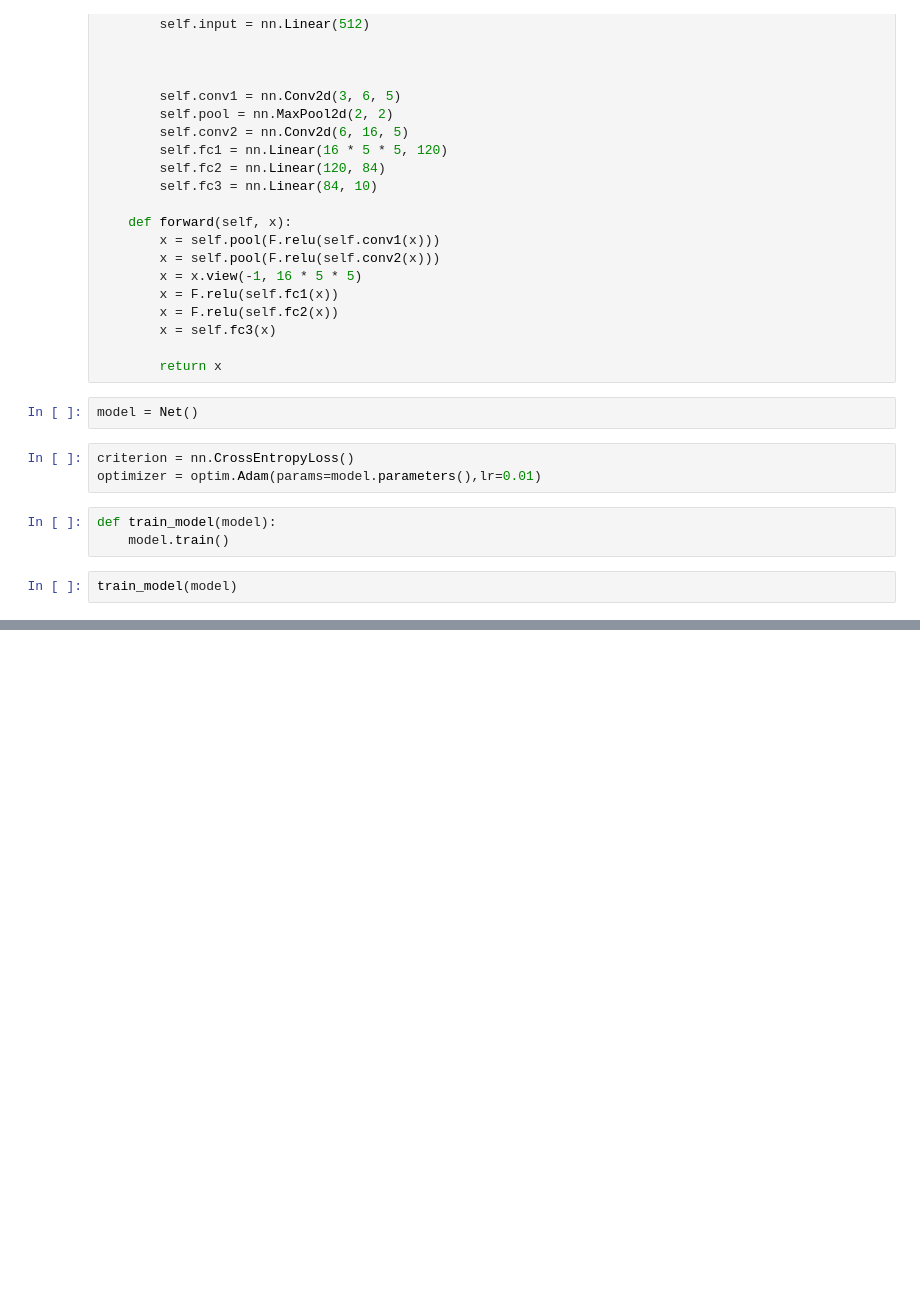
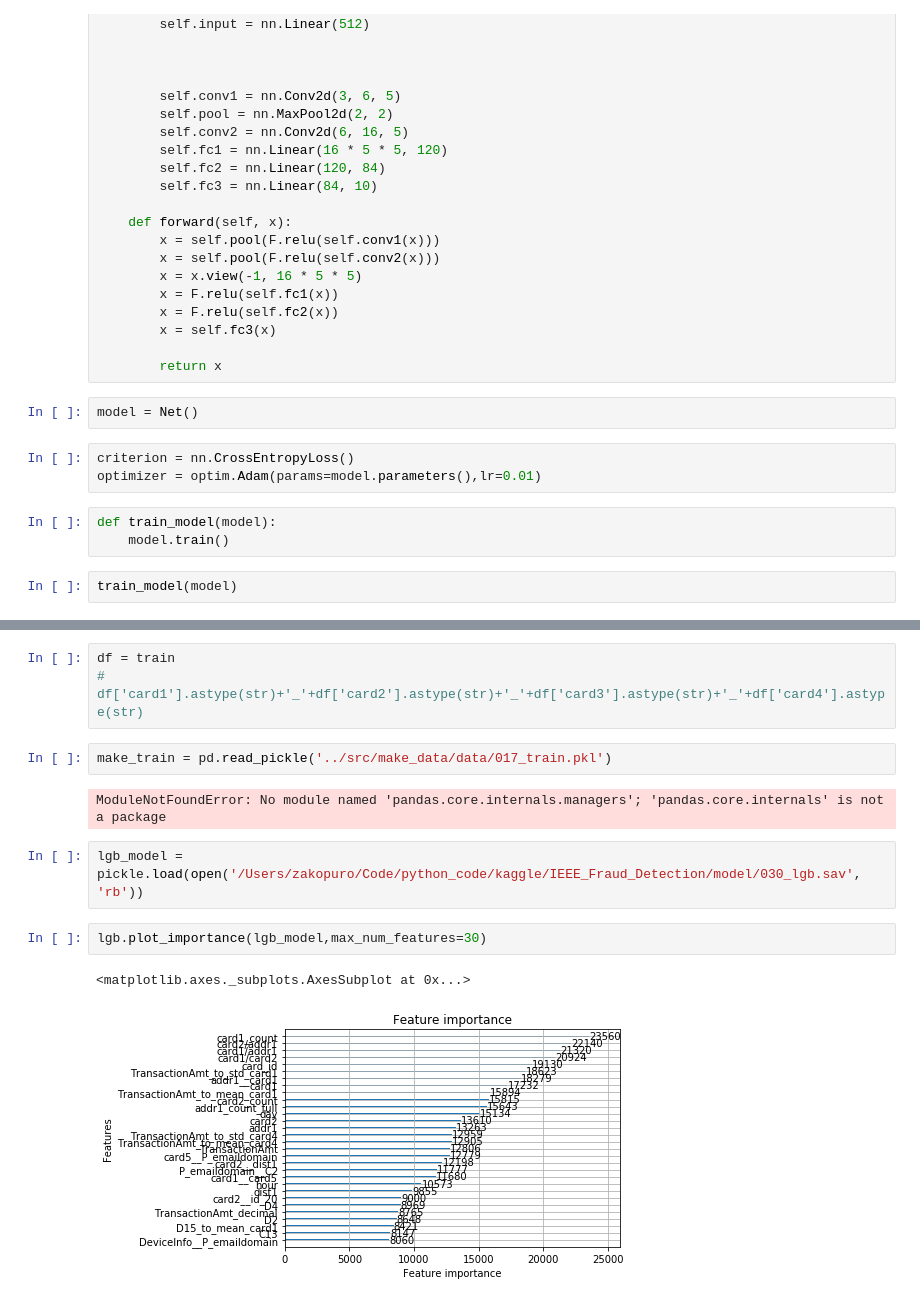
Before and after one commit to zakopuro/kaggle_IEEE_fraud_Detection, a Jupyter notebook: notebook/debug.ipynb, the cells around one changed output, grey strips where cells are left out. Drawn from its saved outputs; the diff is of its cells as text; blank space fills up the shorter version.

```diff
--- a/notebook/debug.ipynb
+++ b/notebook/debug.ipynb
@@ -82,0 +105,14 @@ sub.to_csv('/Users/zakopuro/Code/python_code/kaggle/IEEE_Fraud_Detection/output/
+# %%
+df = train
+# df['card1'].astype(str)+'_'+df['card2'].astype(str)+'_'+df['card3'].astype(str)+'_'+df['card4'].astype(str)
+# %%
+make_train = pd.read_pickle('../src/make_data/data/017_train.pkl')
+# %% [output]
+ModuleNotFoundError: No module named 'pandas.core.internals.managers'; 'pandas.core.internals' is not a package
+# %%
+lgb_model = pickle.load(open('/Users/zakopuro/Code/python_code/kaggle/IEEE_Fraud_Detection/model/030_lgb.sav', 'rb'))
+# %%
+lgb.plot_importance(lgb_model,max_num_features=30)
+# %% [output]
+<matplotlib.axes._subplots.AxesSubplot at 0x...>
+[figure, added]
```
Also changed, not shown: parts of 7 cells of this notebook, 13 other files.
